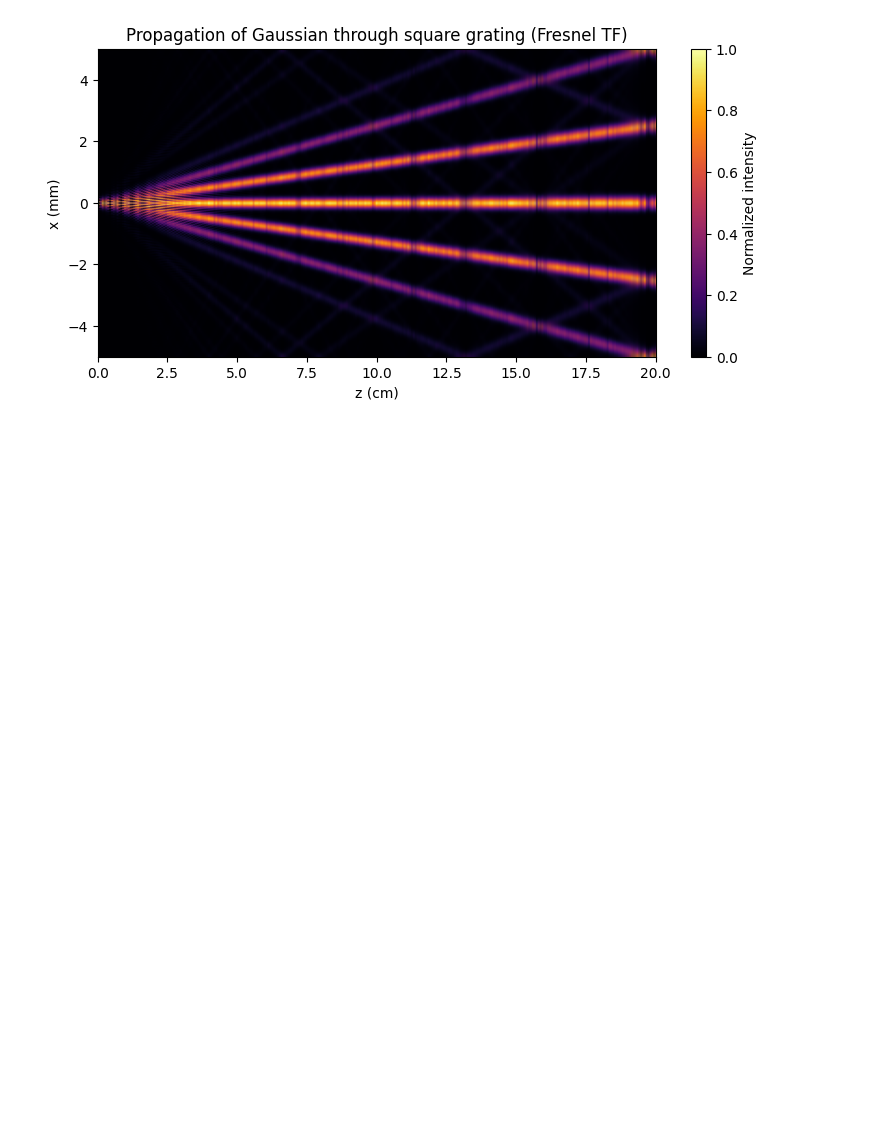
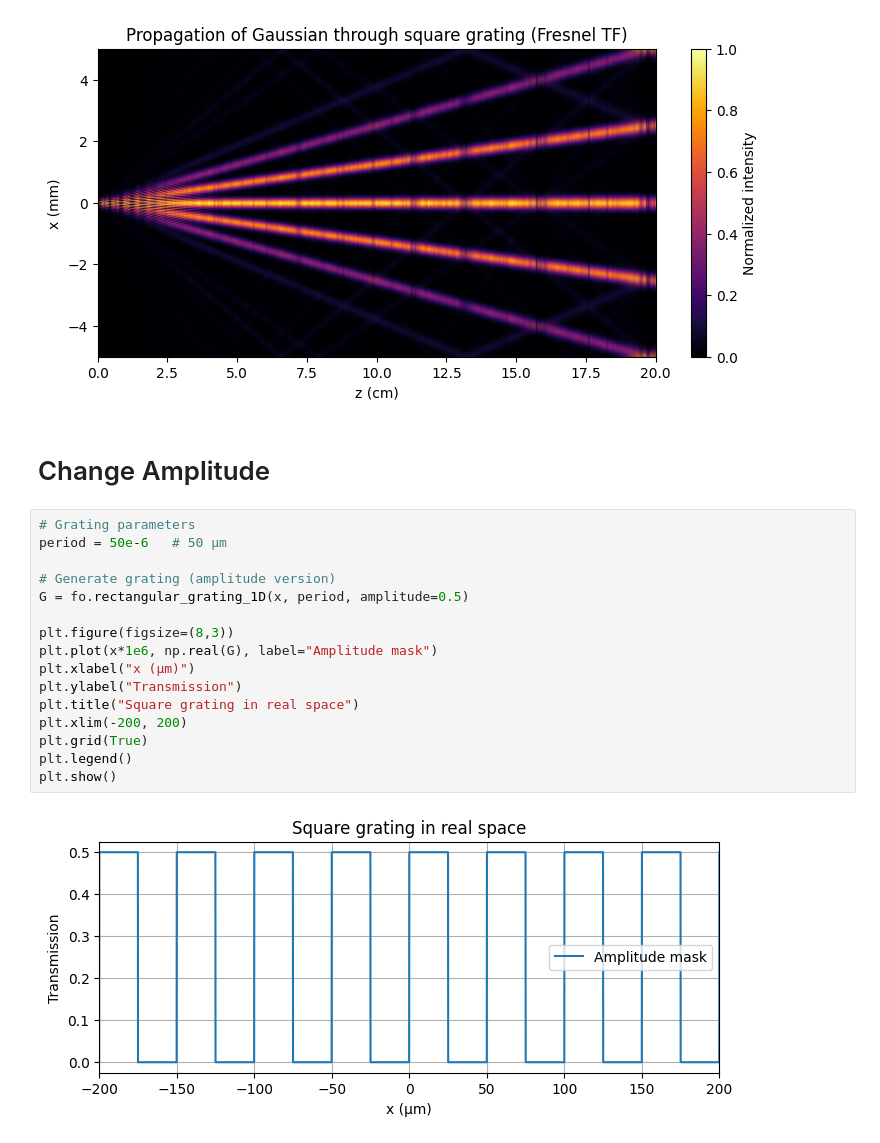
Before and after one commit to atlindburg/fourier-optics, a Jupyter notebook: notebooks/20251006-rectangular_gratings.ipynb, the cells around one changed output. Cells and saved outputs as stored; diff of their text form; blank space fills up the shorter version.

Commit message:
I can change amplitude of rect gratings now

```diff
--- a/notebooks/20251003-rectangular_gratings.ipynb
+++ b/notebooks/20251006-rectangular_gratings.ipynb
@@ -107,3 +107,23 @@ plt.colorbar(label="Normalized intensity")
 plt.show()
 # %% [output]
 [figure]
+# %% [markdown]
+# Change Amplitude
+# %%
+# Grating parameters
+period = 50e-6   # 50 µm
+
+# Generate grating (amplitude version)
+G = fo.rectangular_grating_1D(x, period, amplitude=0.5)
+
+plt.figure(figsize=(8,3))
+plt.plot(x*1e6, np.real(G), label="Amplitude mask")
+plt.xlabel("x (µm)")
+plt.ylabel("Transmission")
+plt.title("Square grating in real space")
+plt.xlim(-200, 200)
+plt.grid(True)
+plt.legend()
+plt.show()
+# %% [output]
+[figure, added]
```
Also changed, not shown: 1 other file.
